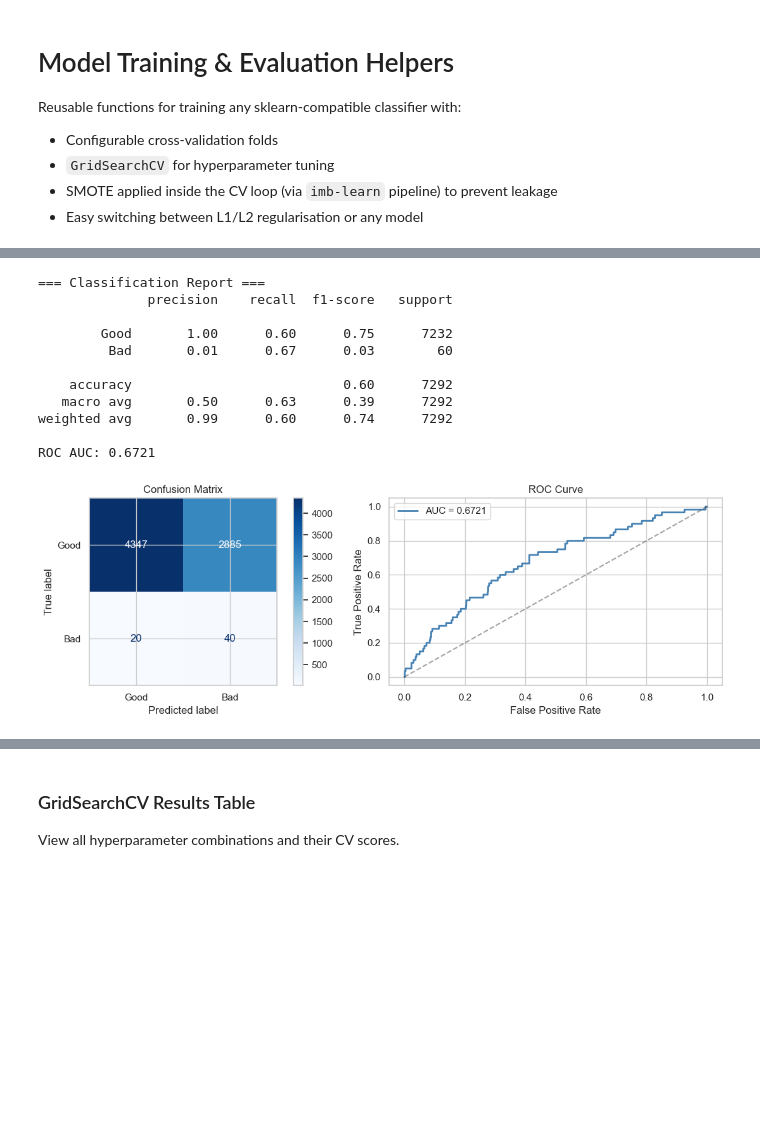
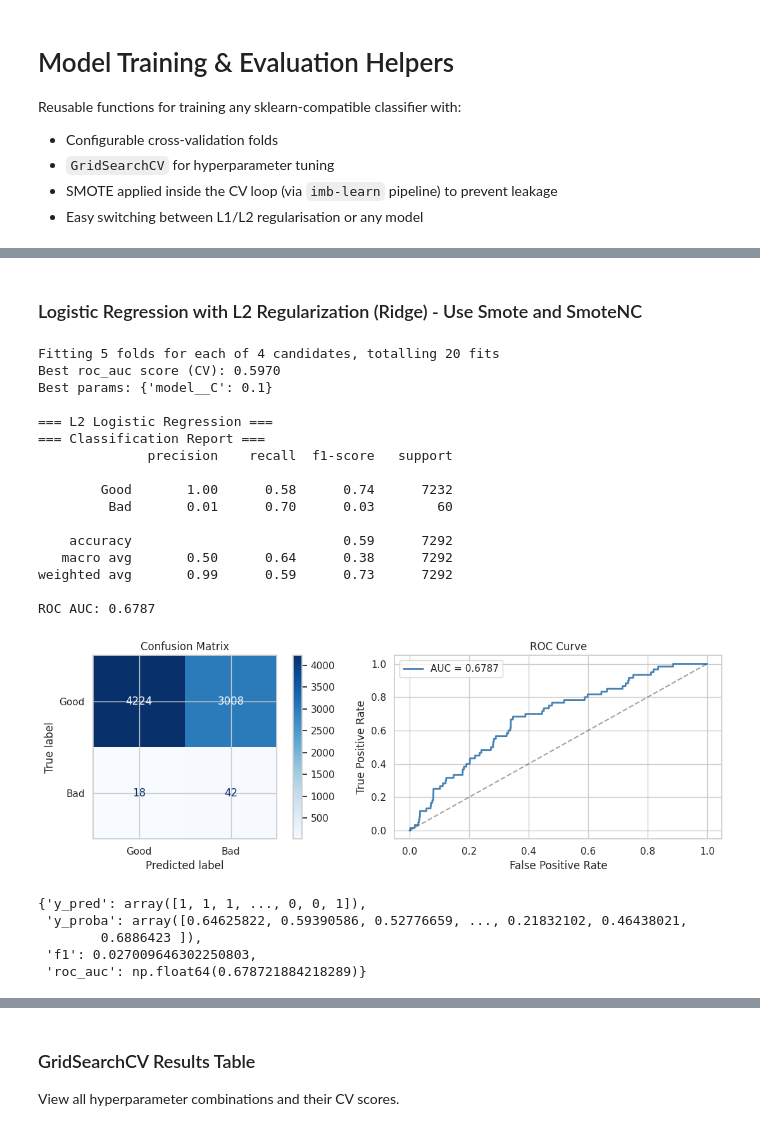
Before and after one commit to nickleezx/CS3244_Machine_Learning_Group8, a Jupyter notebook: notebook.ipynb, the cells around one changed output, grey strips where cells are left out. Drawn from its saved outputs; the diff is of its cells as text; code cells hidden in the pictures; blank space fills up the shorter version.

Commit message:
Logistic Regression (L1&L2) & SVM

```diff
--- a/notebook.ipynb
+++ b/notebook.ipynb
@@ -630,12 +659,14 @@ def train_with_gridsearch(
     param_grid,
     X_train,
     y_train,
-    preprocessor=preprocessor,
+    preprocessor=preprocessor_smote,
     cv_folds=5,
     scoring="f1",
     use_smote=True,
     random_state=42,
     n_jobs=-1,
+    use_smotenc=False,
+    categorical_indices=None
 ):
     """Train a model using GridSearchCV with optional SMOTE inside the CV loop.
 
@@ -660,13 +691,17 @@ def train_with_gridsearch(
         Random state for reproducibility of CV splits.
     n_jobs : int
         Number of parallel jobs (-1 = all cores).
+    use_smotenс : bool
+        Whether to use SMOTENC instead of SMOTE (for datasets with categorical variables).
+    categorical_features : list
+        List of indices of categorical columns (required for SMOTENC).
 
     Returns
     -------
     GridSearchCV
         The fitted GridSearchCV object (access .best_estimator_, .best_params_, etc.).
     """
-    pipeline = build_pipeline(model, preprocessor=preprocessor, use_smote=use_smote)
+    pipeline = build_pipeline(model, preprocessor=preprocessor, use_smote=use_smote, use_smotenc=use_smotenc, categorical_indices=categorical_indices)
 
     cv = StratifiedKFold(n_splits=cv_folds, shuffle=True, random_state=random_state)
 
@@ -787,15 +914,51 @@ Best params: {'model__C': 0.1, 'model__l1_ratio': 1.0}
+# %% [markdown]
+### Logistic Regression with L2 Regularization (Ridge) - Use Smote and SmoteNC
 # %%
-lr_results = evaluate_model(lr_grid, X_test, y_test)
+# --- L2 Regularization (Ridge) ---
+lr_l2_model = LogisticRegression(
+    penalty='l2',
+    max_iter=5000,
+    solver="lbfgs",
+    random_state=42,
+)
+
+lr_l2_param_grid = {
+    "model__C": [0.01, 0.1, 1, 10],
+}
+
+lr_l2_grid = train_with_gridsearch(
+    model=lr_l2_model,
+    param_grid=lr_l2_param_grid,
+    X_train=X_train,
+    y_train=y_train,
+    cv_folds=5,
+    scoring="roc_auc",
+    use_smote=True,
+    n_jobs=1
+)
+
+print("\n=== L2 Logistic Regression ===")
+evaluate_model(lr_l2_grid, X_test, y_test)
 # %% [output]
+Fitting 5 folds for each of 4 candidates, totalling 20 fits
+Best roc_auc score (CV): 0.5970
+Best params: {'model__C': 0.1}
+
+=== L2 Logistic Regression ===
 === Classification Report ===
               precision    recall  f1-score   support
 
-        Good       1.00      0.60      0.75      7232
-         Bad       0.01      0.67      0.03        60
+        Good       1.00      0.58      0.74      7232
+         Bad       0.01      0.70      0.03        60
 
-    accuracy                           0.60      7292
-   macro avg       0.50      0.63      0.39      7292
-weighted avg       0.99      0.60      0.74      7292
+    accuracy                           0.59      7292
+   macro avg       0.50      0.64      0.38      7292
+weighted avg       0.99      0.59      0.73      7292
 
-ROC AUC: 0.6721
+ROC AUC: 0.6787
-[figure, old version]
+[figure, new version]
+{'y_pred': array([1, 1, 1, ..., 0, 0, 1]),
+ 'y_proba': array([0.64625822, 0.59390586, 0.52776659, ..., 0.21832102, 0.46438021,
+        0.6886423 ]),
+ 'f1': 0.027009646302250803,
+ 'roc_auc': np.float64(0.678721884218289)}
```
Also changed, not shown: parts of 25 cells of this notebook.
